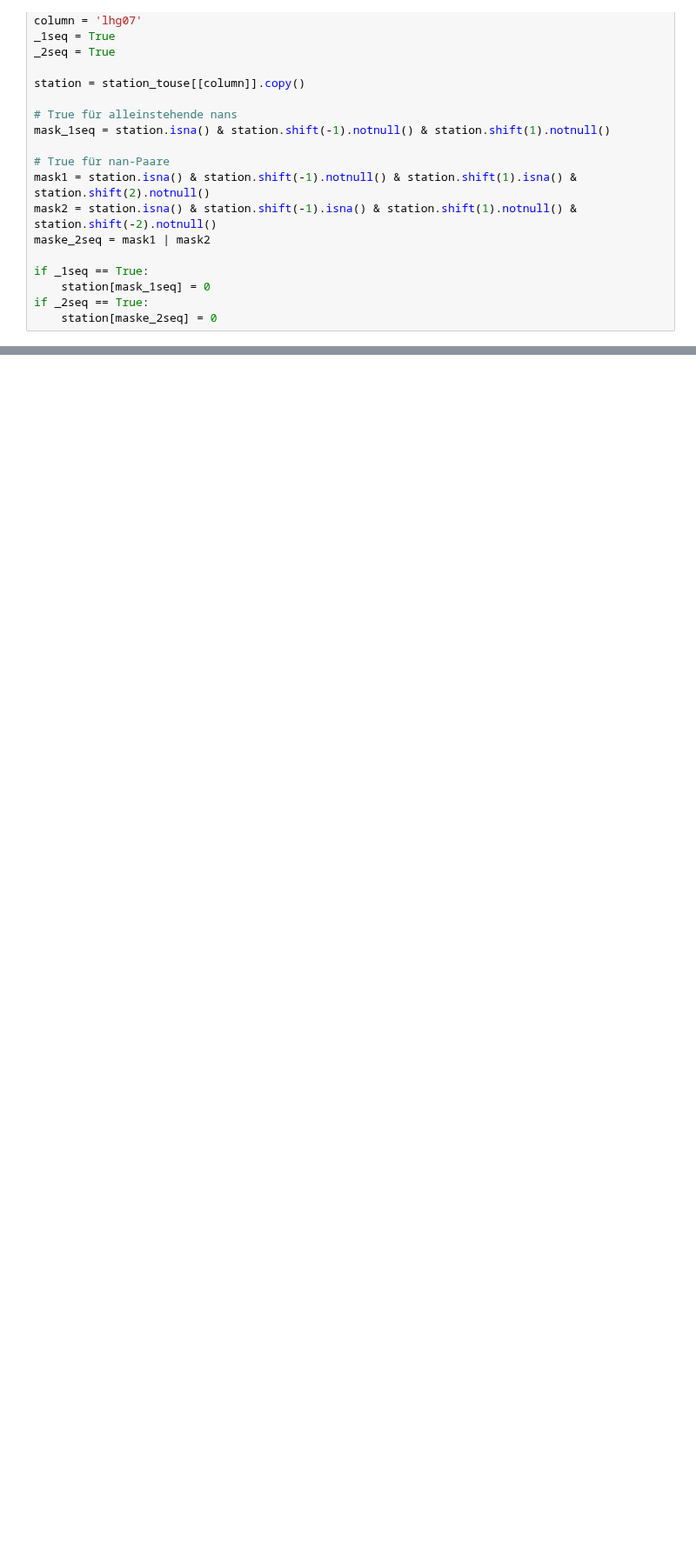
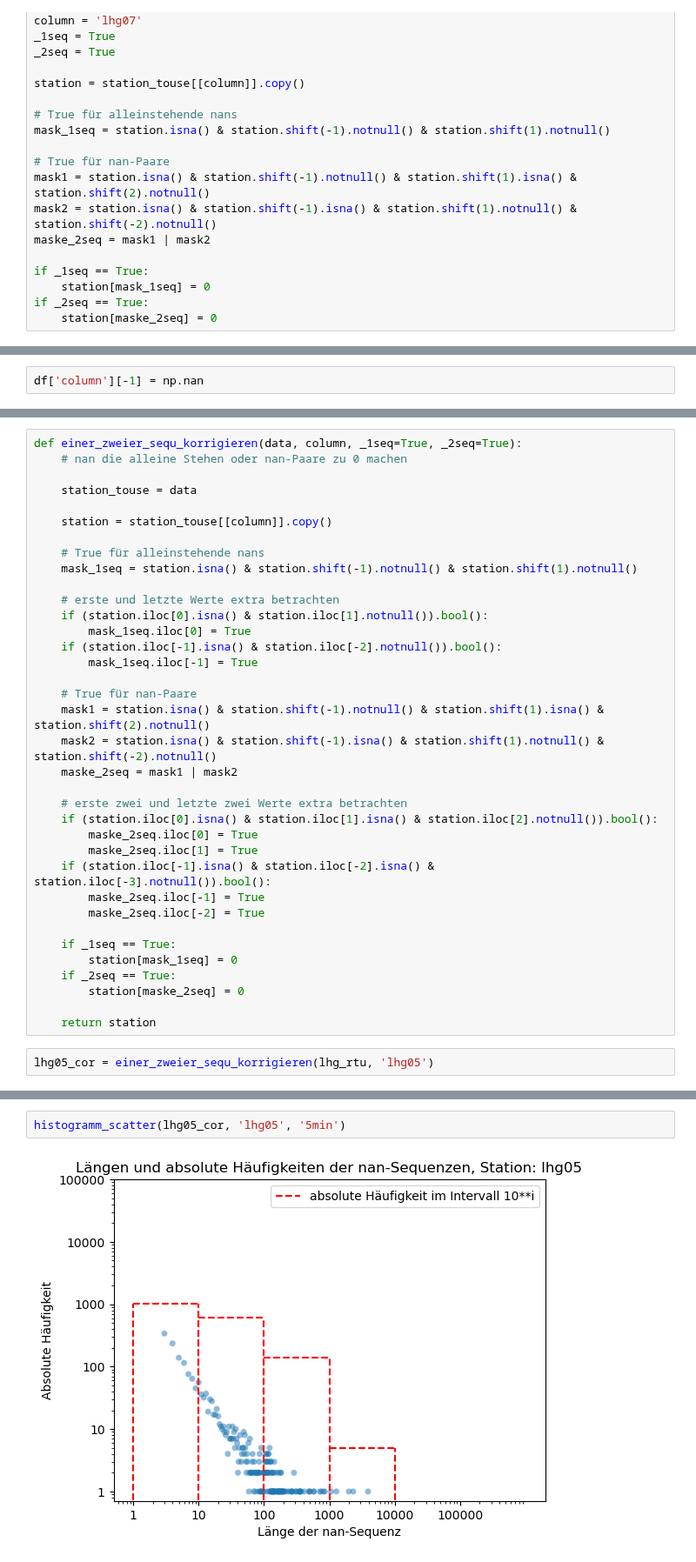
Before and after one commit to Nicholas202024/Hiwi_Code, a Jupyter notebook: kurze_nan_sequenzen_checken.ipynb, the cells around one changed output, grey strips where cells are left out. Shown at 87% size. Drawn from its saved outputs; the diff is of its cells as text; blank space fills up the shorter version.

```diff
--- a/kurze_nan_sequenzen_checken.ipynb
+++ b/kurze_nan_sequenzen_checken.ipynb
@@ -297,0 +364,2 @@ Count of nan sequences with min len 1: 1494
+# %%
+df['column'][-1] = np.nan
@@ -297,0 +404,38 @@ Count of nan sequences with min len 1: 1494
+# %%
+def einer_zweier_sequ_korrigieren(data, column, _1seq=True, _2seq=True):
+    # nan die alleine Stehen oder nan-Paare zu 0 machen
+
+    station_touse = data
+
+    station = station_touse[[column]].copy()
+
+    # True für alleinstehende nans
+    mask_1seq = station.isna() & station.shift(-1).notnull() & station.shift(1).notnull()
+
+    # erste und letzte Werte extra betrachten
+    if (station.iloc[0].isna() & station.iloc[1].notnull()).bool():
+        mask_1seq.iloc[0] = True
+    if (station.iloc[-1].isna() & station.iloc[-2].notnull()).bool():
+        mask_1seq.iloc[-1] = True
+
+    # True für nan-Paare
+    mask1 = station.isna() & station.shift(-1).notnull() & station.shift(1).isna() & station.shift(2).notnull()
+    mask2 = station.isna() & station.shift(-1).isna() & station.shift(1).notnull() & station.shift(-2).notnull()
+    maske_2seq = mask1 | mask2
+
+    # erste zwei und letzte zwei Werte extra betrachten
+    if (station.iloc[0].isna() & station.iloc[1].isna() & station.iloc[2].notnull()).bool():
+        maske_2seq.iloc[0] = True
+        maske_2seq.iloc[1] = True
+    if (station.iloc[-1].isna() & station.iloc[-2].isna() & station.iloc[-3].notnull()).bool():
+        maske_2seq.iloc[-1] = True
+        maske_2seq.iloc[-2] = True
+
+    if _1seq == True:
+        station[mask_1seq] = 0
+    if _2seq == True:
+        station[maske_2seq] = 0
+
+    return station
+# %%
+lhg05_cor = einer_zweier_sequ_korrigieren(lhg_rtu, 'lhg05')
@@ -297,0 +446,4 @@ Count of nan sequences with min len 1: 1494
+# %%
+histogramm_scatter(lhg05_cor, 'lhg05', '5min')
+# %% [output]
+[figure, added]
```
Also changed, not shown: parts of 16 cells of this notebook, 3 other files.
